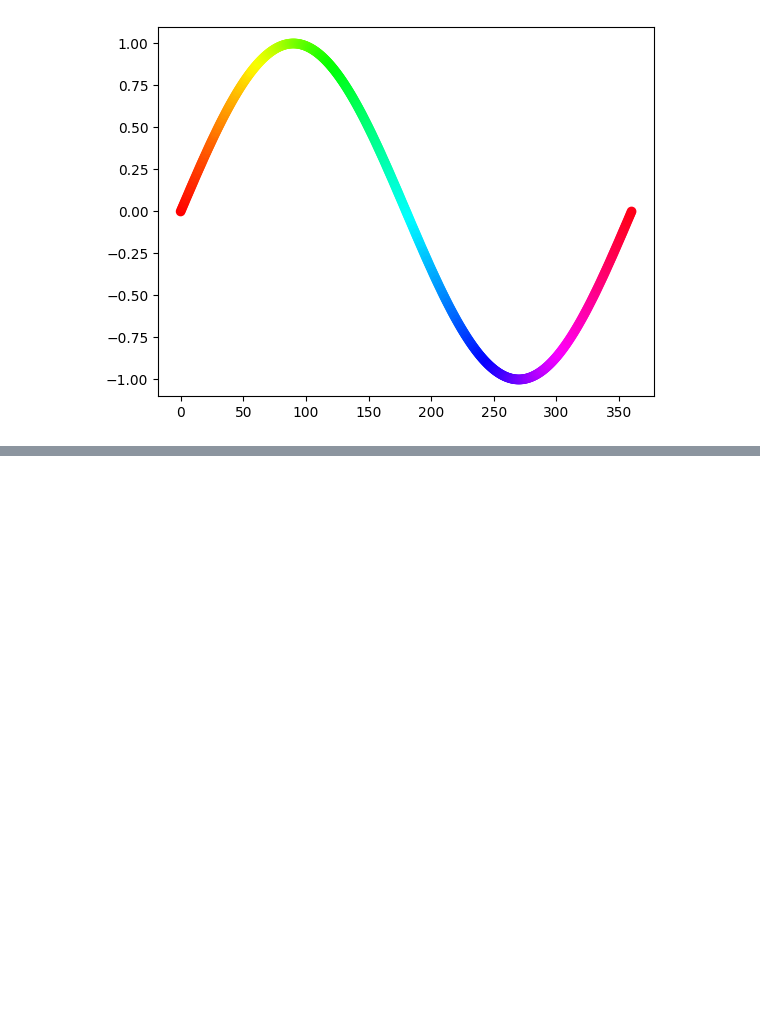
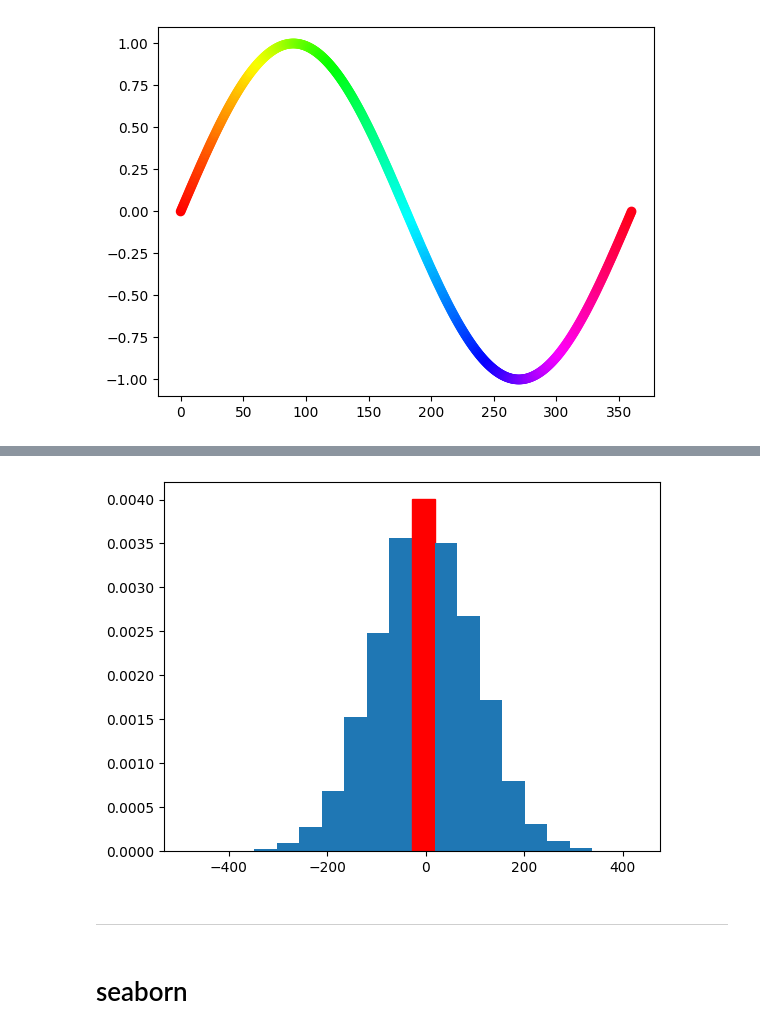
Before and after one commit to TahaT80/AI, a Jupyter notebook: part3_matplotlib/main.ipynb, the cells around one changed output, grey strips where cells are left out. Saved outputs shown, nothing was run; the diff lists cells and outputs as text; code cells hidden in the pictures; blank space fills up the shorter version.

```diff
--- a/part3_matplotlib/main.ipynb
+++ b/part3_matplotlib/main.ipynb
@@ -200,0 +282,11 @@ plt.barh(x,y,left=left)
+# %%
+data = np.random.normal(0,100,(10000,))
+out = plt.hist(data,bins=20,density=True)
+r = out[2].get_children()[10]
+r.set_color('r')
+# %% [output]
+[figure, added]
+# %% [markdown]
+---
+# %% [markdown]
+# seaborn
```
Also changed, not shown: parts of 26 cells of this notebook, 1 other file.
